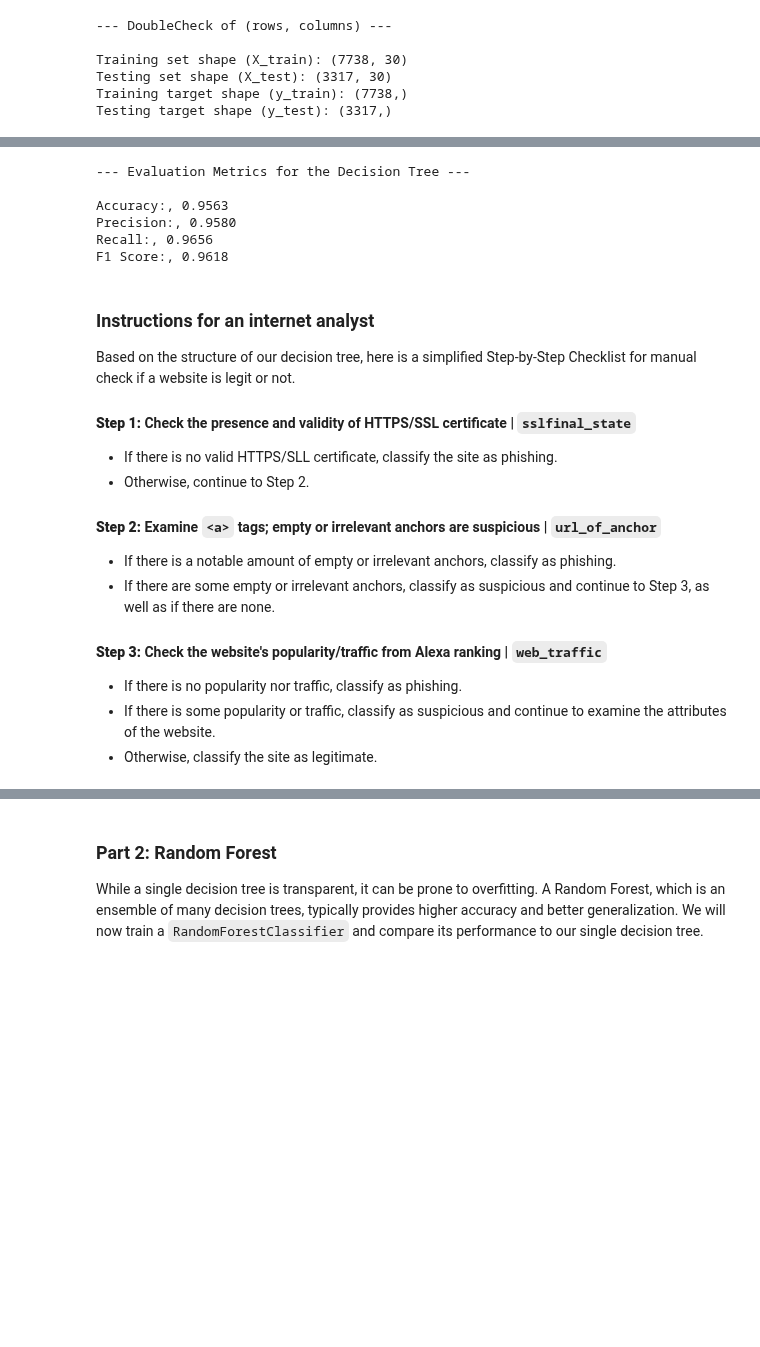
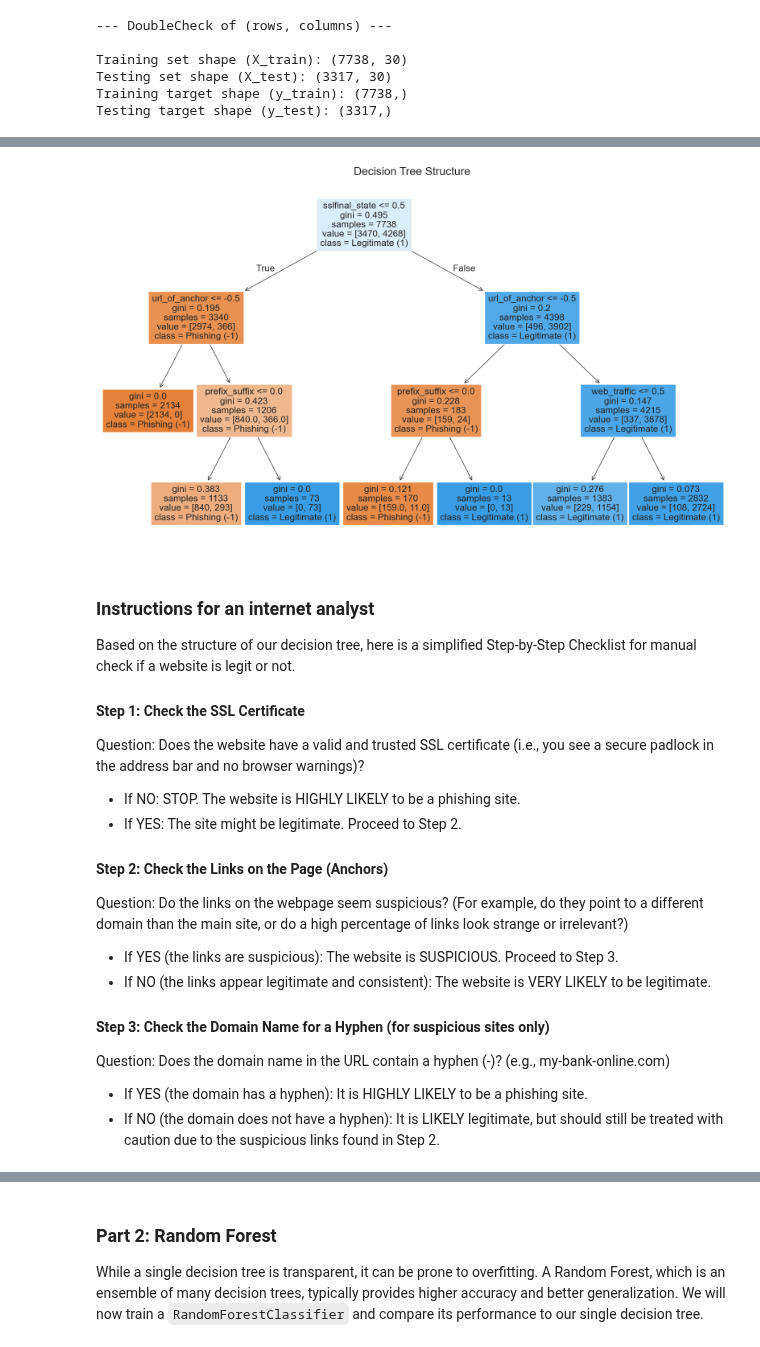
Before and after one commit to Itz-Ezu/DKKO_group6, a Jupyter notebook: dtrees_rforests/DTree_RForest.ipynb, the cells around one changed output, grey strips where cells are left out. Cells and saved outputs as stored; diff of their text form; code cells hidden in the pictures; blank space fills up the shorter version.

```diff
--- a/dtrees_rforests/DTree_RForest.ipynb
+++ b/dtrees_rforests/DTree_RForest.ipynb
@@ -193,36 +251,32 @@ Based on the results of the test set, 80 phishing websites were incorrectly labe
-# %%
-from sklearn.metrics import accuracy_score, precision_score, recall_score, f1_score
-
-# print evaluation metrics
-print("\n--- Evaluation Metrics for the Decision Tree ---\n")
-print(f"Accuracy:, {accuracy_score(y_test, preds):.4f}")
-print(f"Precision:, {precision_score(y_test, preds):.4f}")
-print(f"Recall:, {recall_score(y_test, preds):.4f}")
-print(f"F1 Score:, {f1_score(y_test, preds):.4f}")
-# %% [output]
---- Evaluation Metrics for the Decision Tree ---
-
-Accuracy:, 0.9563
-Precision:, 0.9580
-Recall:, 0.9656
-F1 Score:, 0.9618
+# %%
+# create the decision tree figure
+fig = plt.figure(figsize=(20, 12))
+plot_tree(
+    model,
+    feature_names = X.keys(),
+    class_names=['Phishing (-1)', 'Legitimate (1)'],
+    filled=True
+)
+plt.title("Decision Tree Structure", fontsize=20)
+plt.show()
+# %% [output]
+[figure, added]
 # %% [markdown]
 ### Instructions for an internet analyst
 
 Based on the structure of our decision tree, here is a simplified Step-by-Step Checklist for manual check if a website is legit or not.
 
-#### **Step 1:** Check the presence and validity of HTTPS/SSL certificate | `sslfinal_state`
+#### Step 1: Check the SSL Certificate
+Question: Does the website have a valid and trusted SSL certificate (i.e., you see a secure padlock in the address bar and no browser warnings)?
+   * If NO: STOP. The website is HIGHLY LIKELY to be a phishing site.
+   * If YES: The site might be legitimate. Proceed to Step 2.
 
-* If there is no valid HTTPS/SLL certificate, classify the site as phishing.
-* Otherwise, continue to Step 2.
+#### Step 2: Check the Links on the Page (Anchors)
+Question: Do the links on the webpage seem suspicious? (For example, do they point to a different domain than the main site, or do a high percentage of links look strange or irrelevant?)
+   * If YES (the links are suspicious): The website is SUSPICIOUS. Proceed to Step 3.
+   * If NO (the links appear legitimate and consistent): The website is VERY LIKELY to be legitimate.
 
-#### **Step 2:** Examine `<a>` tags; empty or irrelevant anchors are suspicious | `url_of_anchor`
-
-* If there is a notable amount of empty or irrelevant anchors, classify as phishing.
-* If there are some empty or irrelevant anchors, classify as suspicious and continue to Step 3, as well as if there are none.
-
-#### **Step 3:** Check the website's popularity/traffic from Alexa ranking | `web_traffic`
-
-* If there is no popularity nor traffic, classify as phishing.
-* If there is some popularity or traffic, classify as suspicious and continue to examine the attributes of the website.
-* Otherwise, classify the site as legitimate.
+#### Step 3: Check the Domain Name for a Hyphen (for suspicious sites only)
+Question: Does the domain name in the URL contain a hyphen (-)? (e.g., my-bank-online.com)
+   * If YES (the domain has a hyphen): It is HIGHLY LIKELY to be a phishing site.
+   * If NO (the domain does not have a hyphen): It is LIKELY legitimate, but should still be treated with caution due to the suspicious links found in Step 2.
```
Also changed, not shown: parts of 11 cells of this notebook.
